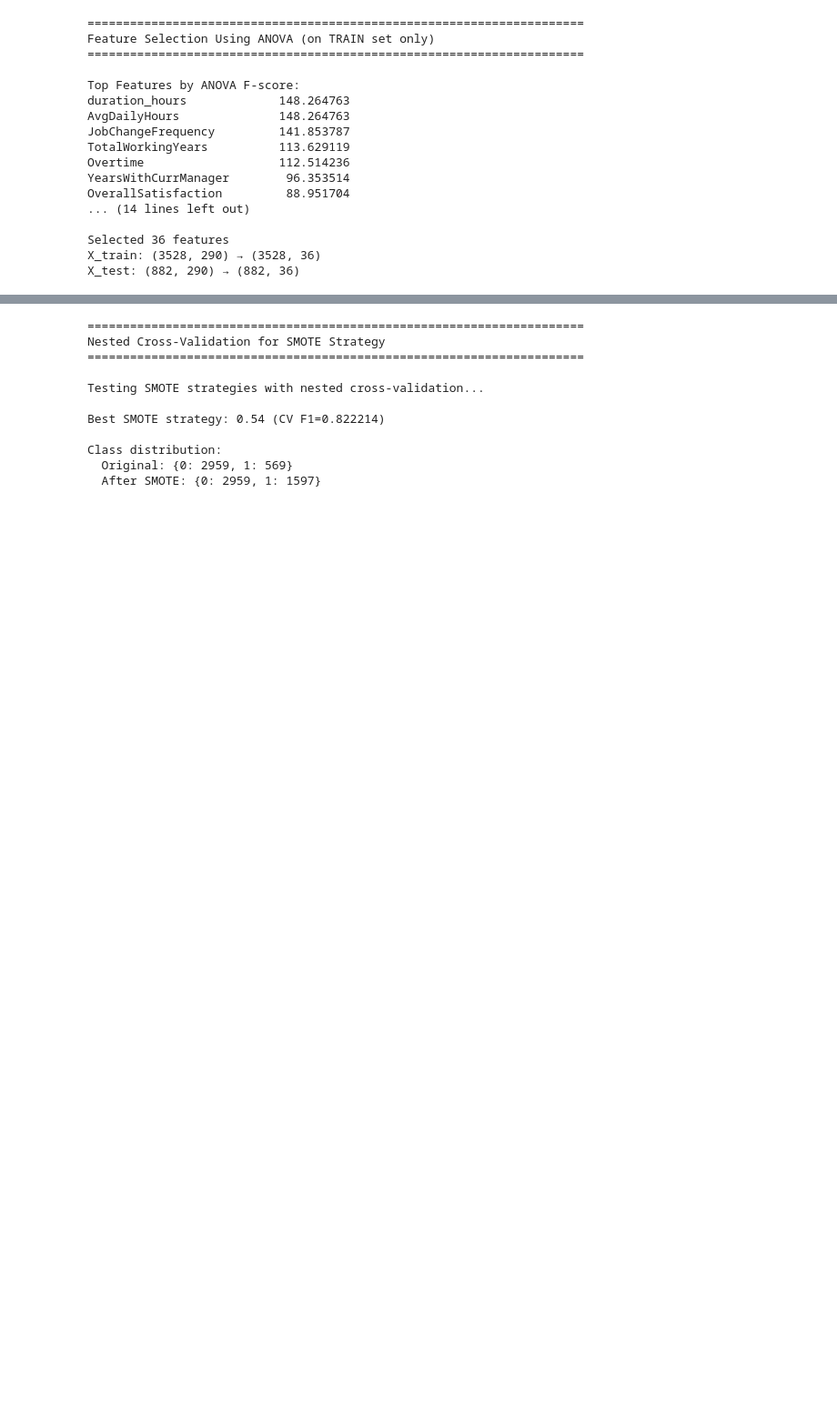
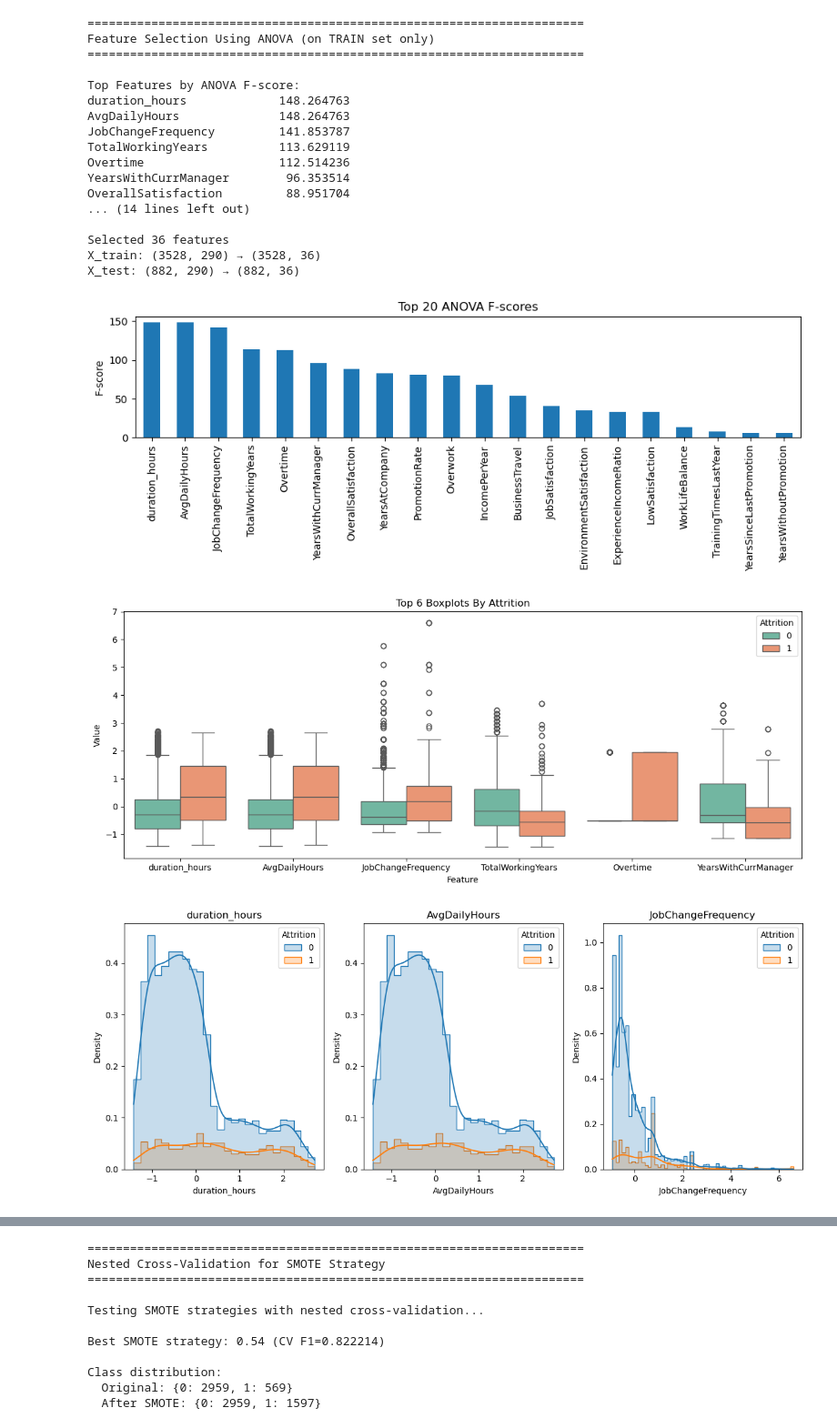
Before and after one commit to bnj35/Ai_course_project, a Jupyter notebook: report_project.ipynb, the cells around one changed output, grey strips where cells are left out. Shown at 91% size. Cells and saved outputs as stored; diff of their text form; code cells hidden in the pictures; blank space fills up the shorter version.

Commit message:
added more data visualization

```diff
--- a/report_project.ipynb
+++ b/report_project.ipynb
@@ -527,4 +529,36 @@ OverallSatisfaction         88.951704
 Selected 36 features
 X_train: (3528, 290) → (3528, 36)
 X_test: (882, 290) → (882, 36)
+# %%
+# top 20 ANOVA
+plt.figure(figsize=(10,4))
+feature_scores.head(20).plot(kind='bar')
+plt.title("Top 20 ANOVA F-scores")
+plt.ylabel("F-score")
+plt.tight_layout()
+plt.show()
+
+# top 6 boxplots by attrition
+top_feats = feature_scores.head(6).index.tolist()
+df_box = X_train_selected[top_feats].copy()
+df_box[target_col] = y_train.values
+dfm = df_box.melt(id_vars=target_col, var_name='Feature', value_name='Value')
+plt.figure(figsize=(12,5))
+sns.boxplot(x='Feature', y='Value', hue=target_col, data=dfm, palette='Set2')
+plt.title("Top 6 Boxplots By Attrition")
+plt.tight_layout()
+plt.show()
+
+# top 3 histograms by attrition
+top = feature_scores.head(3).index.tolist()
+fig, axes = plt.subplots(1, 3, figsize=(12,5))
+for ax, feat in zip(axes.flat, top):
+    sns.histplot(x=X_train_selected[feat], hue=y_train, kde=True, ax=ax, stat='density', element='step')
+    ax.set_title(feat)
+plt.tight_layout()
+plt.show()
+# %% [output]
+[figure, added]
+[figure, added]
+[figure, added]
 # %% [markdown]
```
Also changed, not shown: parts of 4 cells of this notebook.
